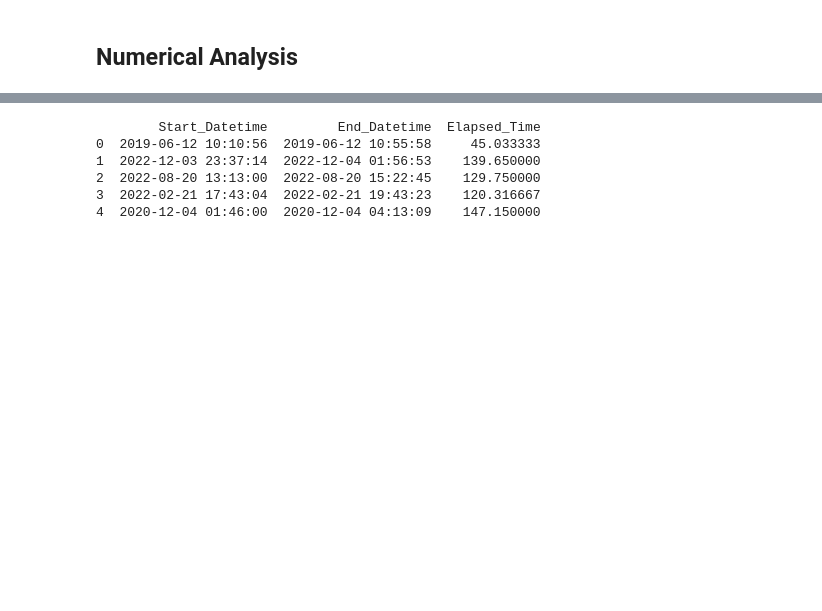
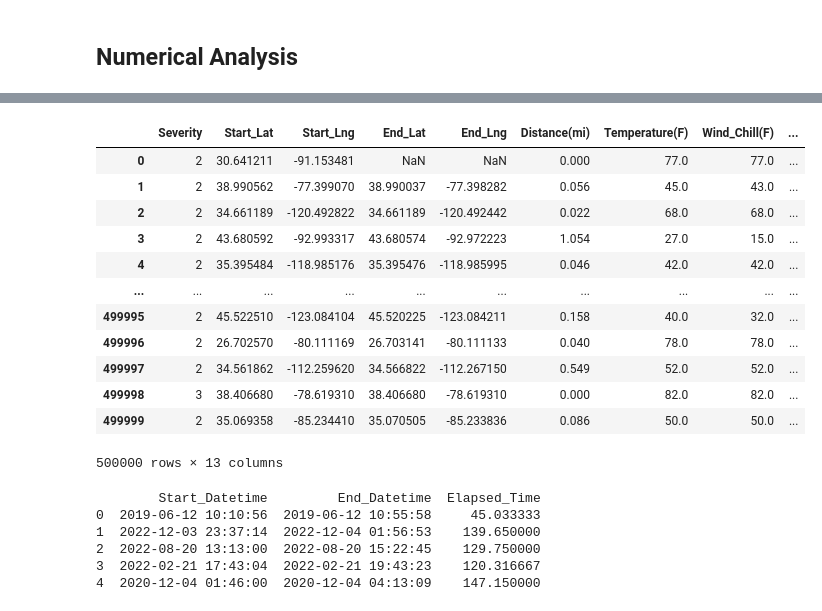
Before and after one commit to tikkikkit21/TrafficAccidentPrediction, a Jupyter notebook: process_dataset.ipynb, the cells around one changed output, grey strips where cells are left out. Drawn from its saved outputs; the diff is of its cells as text; code cells hidden in the pictures; blank space fills up the shorter version.

```diff
--- a/process_dataset.ipynb
+++ b/process_dataset.ipynb
@@ -178,3 +180,19 @@ plt.show()
+# %%
+unfiltered_numeric_df
+# %% [output]
+|  | Severity | Start_Lat | Start_Lng | End_Lat | End_Lng | Distance(mi) | Temperature(F) | Wind_Chill(F) | ... |
+| 0 | 2 | 30.641211 | -91.153481 | NaN | NaN | 0.000 | 77.0 | 77.0 | ... |
+| 1 | 2 | 38.990562 | -77.399070 | 38.990037 | -77.398282 | 0.056 | 45.0 | 43.0 | ... |
+| 2 | 2 | 34.661189 | -120.492822 | 34.661189 | -120.492442 | 0.022 | 68.0 | 68.0 | ... |
+| 3 | 2 | 43.680592 | -92.993317 | 43.680574 | -92.972223 | 1.054 | 27.0 | 15.0 | ... |
+| 4 | 2 | 35.395484 | -118.985176 | 35.395476 | -118.985995 | 0.046 | 42.0 | 42.0 | ... |
+| ... | ... | ... | ... | ... | ... | ... | ... | ... | ... |
+| 499995 | 2 | 45.522510 | -123.084104 | 45.520225 | -123.084211 | 0.158 | 40.0 | 32.0 | ... |
+| 499996 | 2 | 26.702570 | -80.111169 | 26.703141 | -80.111133 | 0.040 | 78.0 | 78.0 | ... |
+| 499997 | 2 | 34.561862 | -112.259620 | 34.566822 | -112.267150 | 0.549 | 52.0 | 52.0 | ... |
+| 499998 | 3 | 38.406680 | -78.619310 | 38.406680 | -78.619310 | 0.000 | 82.0 | 82.0 | ... |
+| 499999 | 2 | 35.069358 | -85.234410 | 35.070505 | -85.233836 | 0.086 | 50.0 | 50.0 | ... |
+500000 rows × 13 columns
 # %%
 from datetime import datetime
 
```
Also changed, not shown: parts of 18 cells of this notebook.
